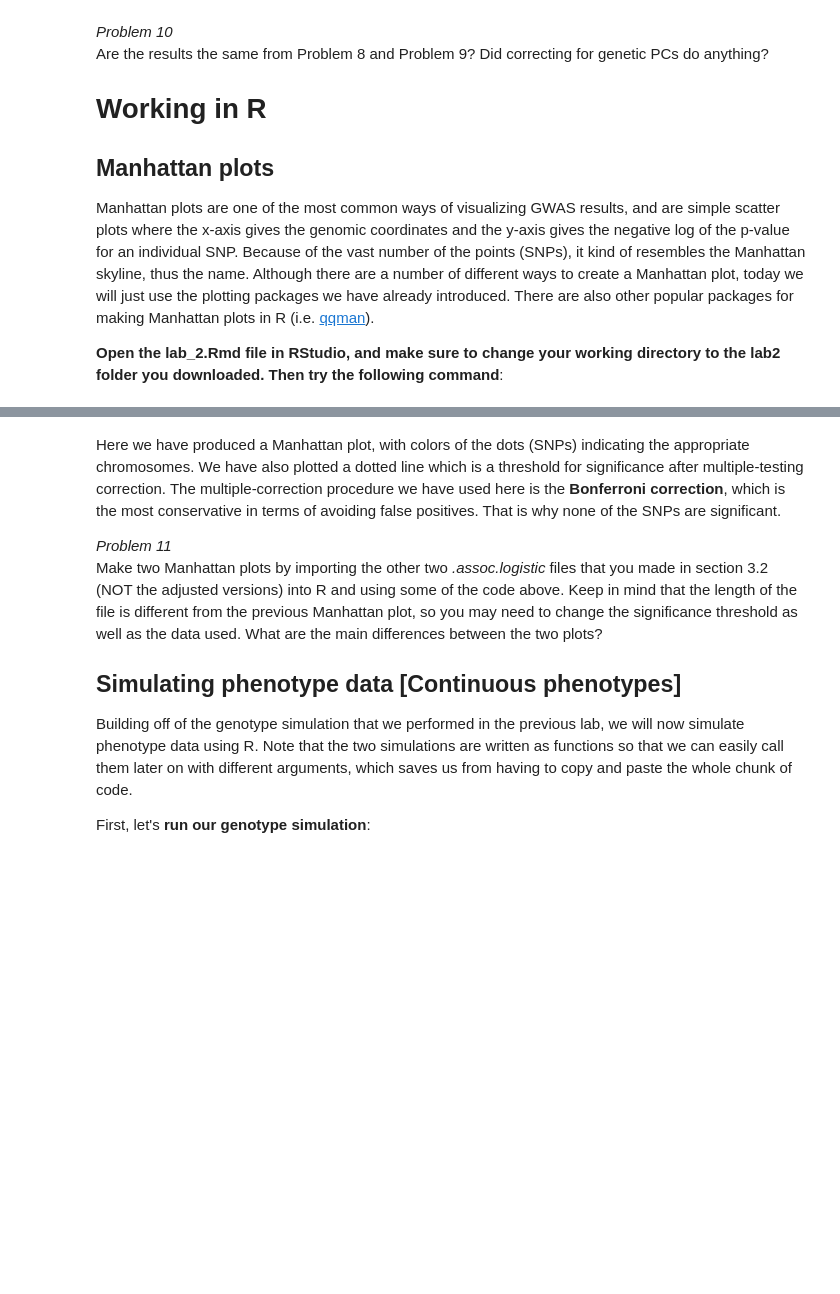
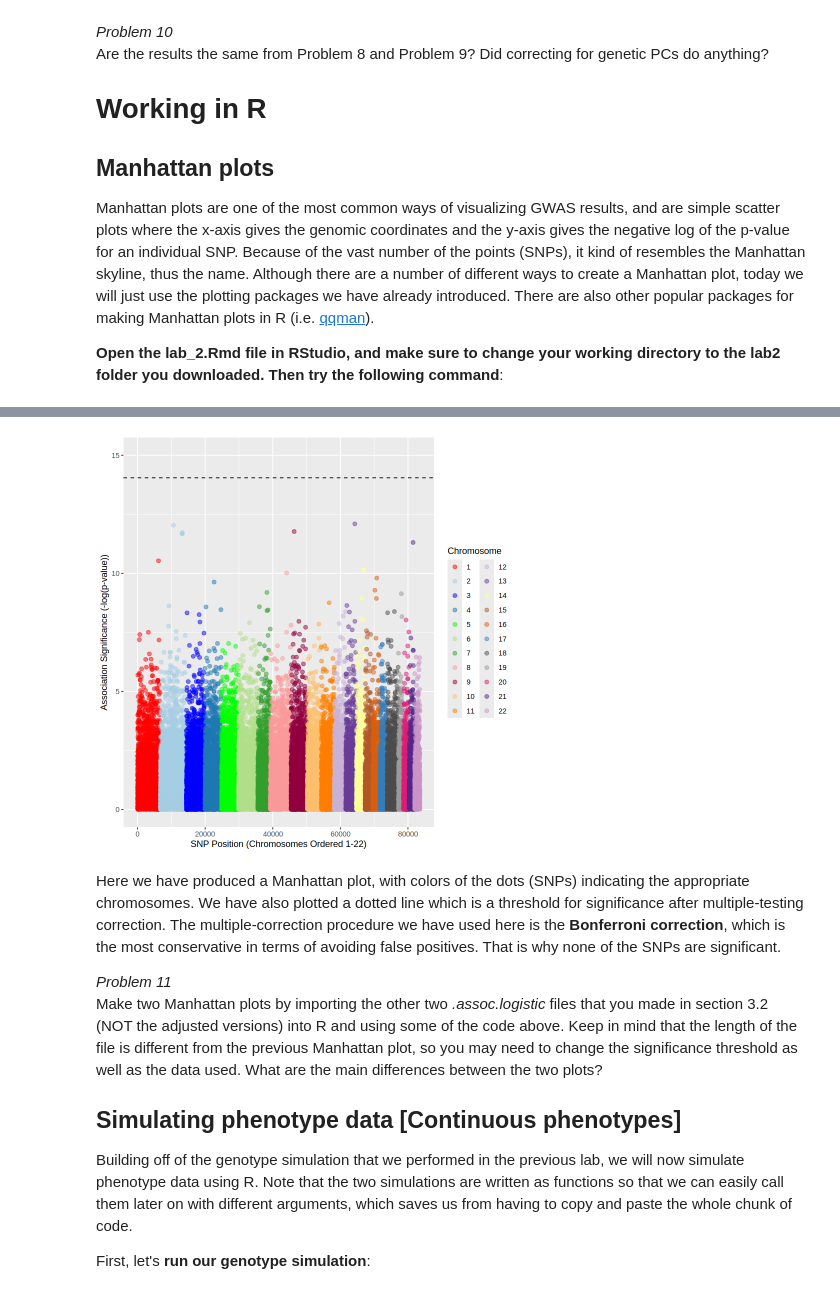
Before and after one commit to cumc/handson-tutorials, a Jupyter notebook: contents/chicago_hgen471/lab_2.ipynb, the cells around one changed output, grey strips where cells are left out. Cells and saved outputs as stored; diff of their text form; code cells hidden in the pictures; blank space fills up the shorter version.

```diff
--- a/contents/chicago_hgen471/lab_2.ipynb
+++ b/contents/chicago_hgen471/lab_2.ipynb
@@ -137,8 +281,9 @@ Manhattan plots are one of the most common ways of visualizing GWAS results, and
 
 **Open the lab_2.Rmd file in RStudio, and make sure to change your working directory to the lab2 folder you downloaded. Then try the following command**:
 # %%
-setwd("~/lab2/plink")            ## Change this to your individual download location
-library(ggplot2)                 ## Load package
+setwd("data/lab2/plink")            ## Change this to your individual download location
+library(ggplot2)                 ## Load
+
 assoc_QC2 <- read.table("./assoc_QC2.assoc", header = TRUE, stringsAsFactors = FALSE)
 assoc_QC2 <- subset(assoc_QC2, P != "NA")                    ## Trim data
 
@@ -158,3 +303,4 @@ ggplot(assoc_QC2)  +
   ylab("Association Significance (-log(p-value))") +
   labs(color = 'Chromosome') +
   scale_colour_manual(values = our_colors)
+# %% [output]
@@ -161,3 +309,4 @@ ggplot(assoc_QC2)  +
+[figure, added]
 # %% [markdown]
 Here we have produced a Manhattan plot, with colors of the dots (SNPs) indicating the appropriate chromosomes. We have also plotted a dotted line which is a threshold for significance after multiple-testing correction. The multiple-correction procedure we have used here is the **Bonferroni correction**, which is the most conservative in terms of avoiding false positives. That is why none of the SNPs are significant.
 
```
Also changed, not shown: parts of 15 cells of this notebook, 7 other files.
